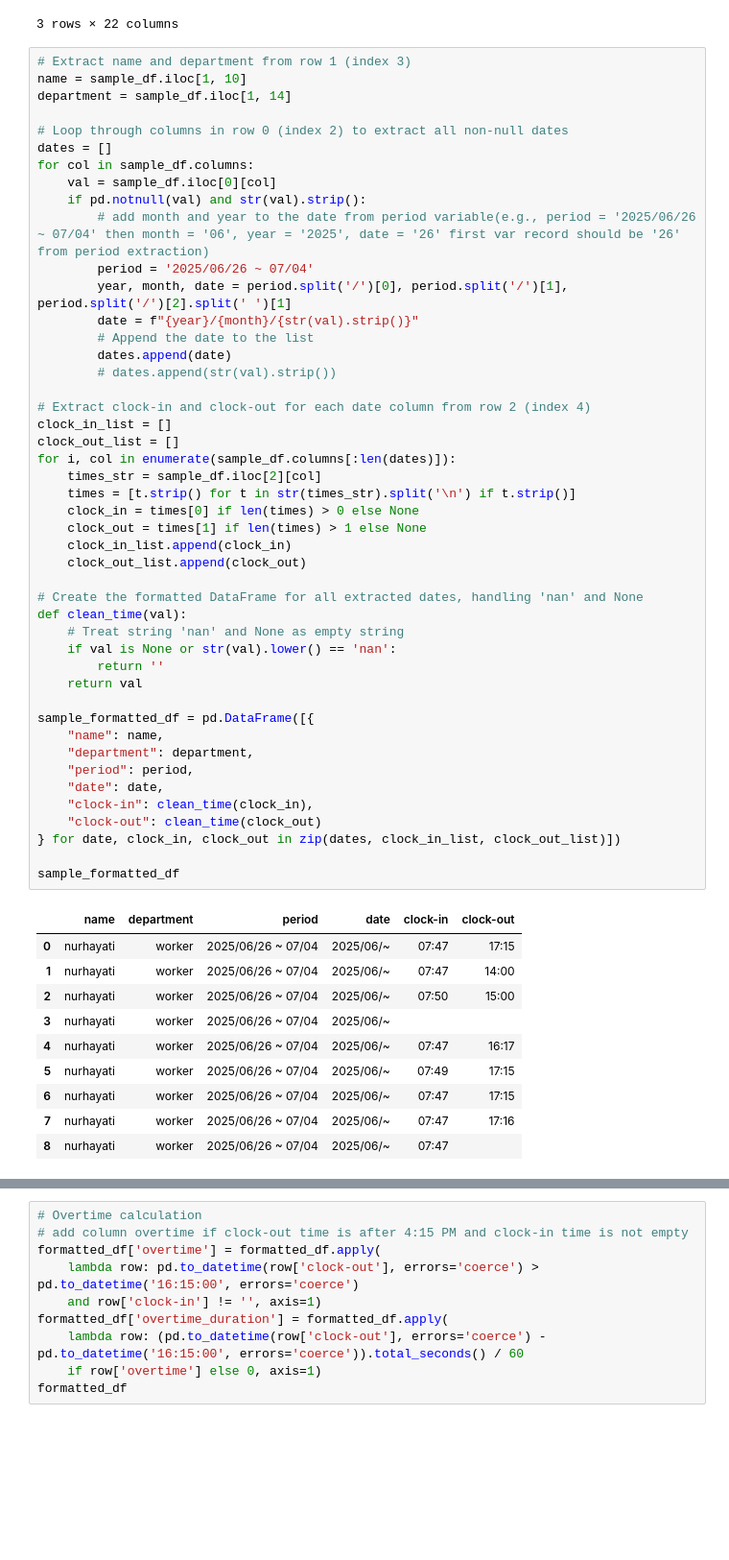
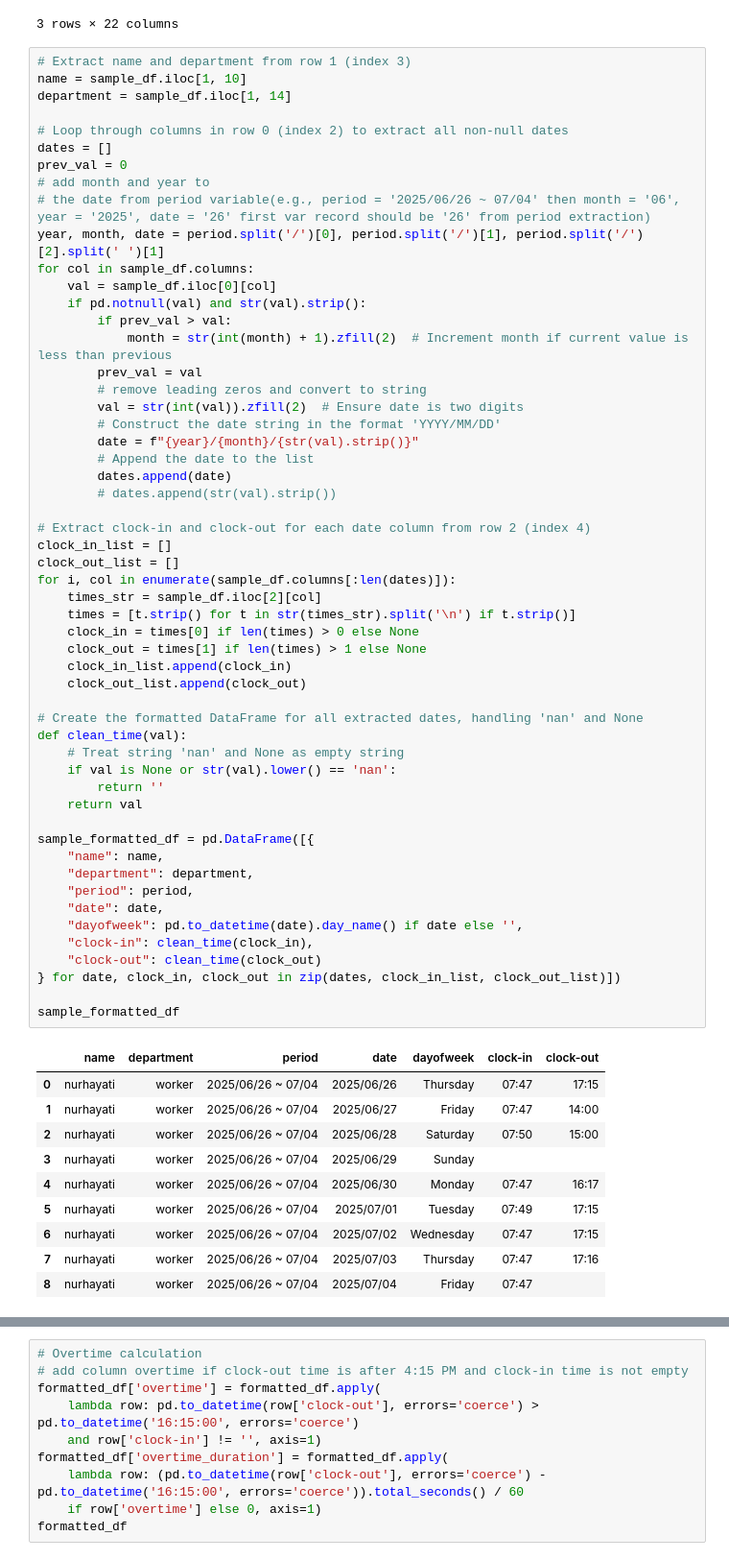
Before and after one commit to code13night/attendance_transform, a Jupyter notebook: notebook.ipynb, the cells around one changed output, grey strips where cells are left out. Shown: that part at 96% size. Cells and saved outputs as stored; diff of their text form; blank space fills up the shorter version.

```diff
--- a/notebook.ipynb
+++ b/notebook.ipynb
@@ -67,12 +67,19 @@ department = sample_df.iloc[1, 14]
 
 # Loop through columns in row 0 (index 2) to extract all non-null dates
 dates = []
+prev_val = 0
+# add month and year to
+# the date from period variable(e.g., period = '2025/06/26 ~ 07/04' then month = '06', year = '2025', date = '26' first var record should be '26' from period extraction)
+year, month, date = period.split('/')[0], period.split('/')[1], period.split('/')[2].split(' ')[1]
 for col in sample_df.columns:
     val = sample_df.iloc[0][col]
     if pd.notnull(val) and str(val).strip():
-        # add month and year to the date from period variable(e.g., period = '2025/06/26 ~ 07/04' then month = '06', year = '2025', date = '26' first var record should be '26' from period extraction)
-        period = '2025/06/26 ~ 07/04'
-        year, month, date = period.split('/')[0], period.split('/')[1], period.split('/')[2].split(' ')[1]
+        if prev_val > val:
+            month = str(int(month) + 1).zfill(2)  # Increment month if current value is less than previous
+        prev_val = val
+        # remove leading zeros and convert to string
+        val = str(int(val)).zfill(2)  # Ensure date is two digits
+        # Construct the date string in the format 'YYYY/MM/DD'
         date = f"{year}/{month}/{str(val).strip()}"
         # Append the date to the list
         dates.append(date)
@@ -80,43 +87,44 @@ for col in sample_df.columns:
 
 # Extract clock-in and clock-out for each date column from row 2 (index 4)
 clock_in_list = []
 clock_out_list = []
 for i, col in enumerate(sample_df.columns[:len(dates)]):
     times_str = sample_df.iloc[2][col]
     times = [t.strip() for t in str(times_str).split('\n') if t.strip()]
     clock_in = times[0] if len(times) > 0 else None
     clock_out = times[1] if len(times) > 1 else None
     clock_in_list.append(clock_in)
     clock_out_list.append(clock_out)
 
 # Create the formatted DataFrame for all extracted dates, handling 'nan' and None
 def clean_time(val):
     # Treat string 'nan' and None as empty string
     if val is None or str(val).lower() == 'nan':
         return ''
     return val
 
 sample_formatted_df = pd.DataFrame([{
     "name": name,
     "department": department,
     "period": period,
     "date": date,
+    "dayofweek": pd.to_datetime(date).day_name() if date else '',
     "clock-in": clean_time(clock_in),
     "clock-out": clean_time(clock_out)
 } for date, clock_in, clock_out in zip(dates, clock_in_list, clock_out_list)])
 
 sample_formatted_df
 # %% [output]
-|  | name | department | period | date | clock-in | clock-out |
-| 0 | nurhayati | worker | 2025/06/26 ~ 07/04 | 2025/06/~ | 07:47 | 17:15 |
-| 1 | nurhayati | worker | 2025/06/26 ~ 07/04 | 2025/06/~ | 07:47 | 14:00 |
-| 2 | nurhayati | worker | 2025/06/26 ~ 07/04 | 2025/06/~ | 07:50 | 15:00 |
-| 3 | nurhayati | worker | 2025/06/26 ~ 07/04 | 2025/06/~ |  |  |
-| 4 | nurhayati | worker | 2025/06/26 ~ 07/04 | 2025/06/~ | 07:47 | 16:17 |
-| 5 | nurhayati | worker | 2025/06/26 ~ 07/04 | 2025/06/~ | 07:49 | 17:15 |
-| 6 | nurhayati | worker | 2025/06/26 ~ 07/04 | 2025/06/~ | 07:47 | 17:15 |
-| 7 | nurhayati | worker | 2025/06/26 ~ 07/04 | 2025/06/~ | 07:47 | 17:16 |
-| 8 | nurhayati | worker | 2025/06/26 ~ 07/04 | 2025/06/~ | 07:47 |  |
+|  | name | department | period | date | dayofweek | clock-in | clock-out |
+| 0 | nurhayati | worker | 2025/06/26 ~ 07/04 | 2025/06/26 | Thursday | 07:47 | 17:15 |
+| 1 | nurhayati | worker | 2025/06/26 ~ 07/04 | 2025/06/27 | Friday | 07:47 | 14:00 |
+| 2 | nurhayati | worker | 2025/06/26 ~ 07/04 | 2025/06/28 | Saturday | 07:50 | 15:00 |
+| 3 | nurhayati | worker | 2025/06/26 ~ 07/04 | 2025/06/29 | Sunday |  |  |
+| 4 | nurhayati | worker | 2025/06/26 ~ 07/04 | 2025/06/30 | Monday | 07:47 | 16:17 |
+| 5 | nurhayati | worker | 2025/06/26 ~ 07/04 | 2025/07/01 | Tuesday | 07:49 | 17:15 |
+| 6 | nurhayati | worker | 2025/06/26 ~ 07/04 | 2025/07/02 | Wednesday | 07:47 | 17:15 |
+| 7 | nurhayati | worker | 2025/06/26 ~ 07/04 | 2025/07/03 | Thursday | 07:47 | 17:16 |
+| 8 | nurhayati | worker | 2025/06/26 ~ 07/04 | 2025/07/04 | Friday | 07:47 |  |
 # %%
 # get second sample_df
 sample_df2 = df.iloc[24:27]
```
Also changed, not shown: parts of 5 cells of this notebook.
